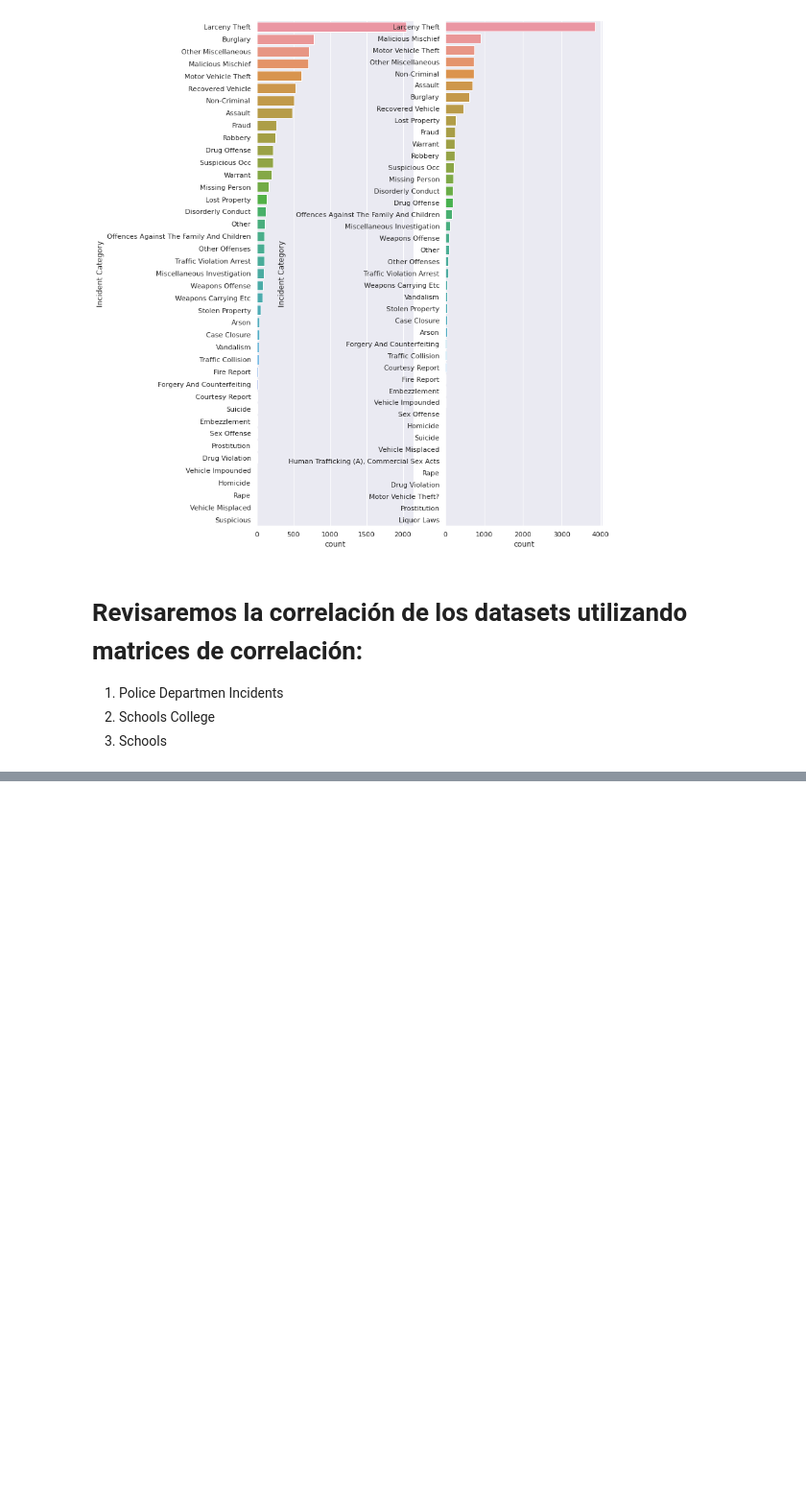
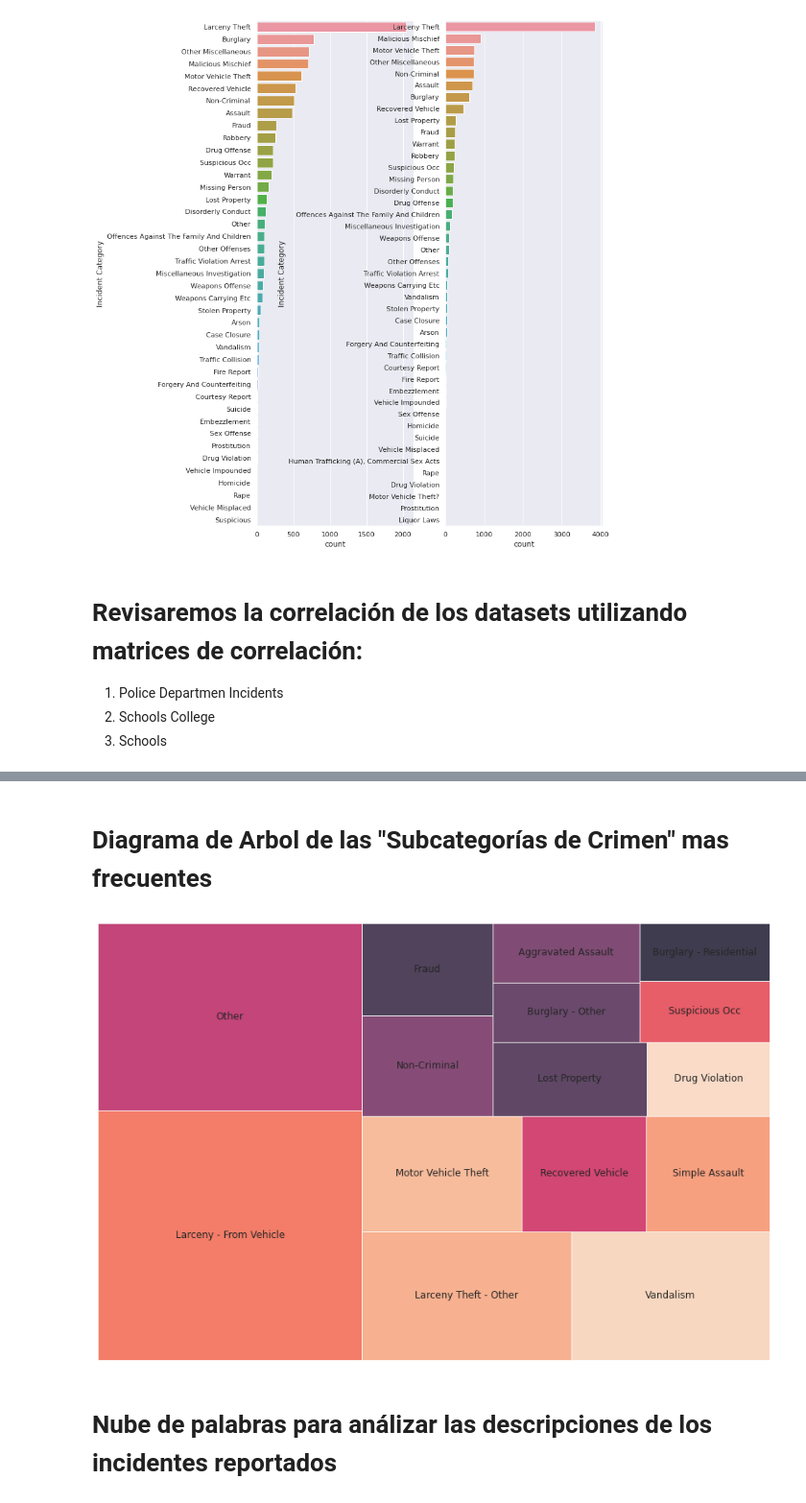
Before and after one commit to luperezsal/Batman, a Jupyter notebook: batman.ipynb, the cells around one changed output, grey strips where cells are left out. Shown at 96% size. Drawn from its saved outputs; the diff is of its cells as text; code cells hidden in the pictures; blank space fills up the shorter version.

```diff
--- a/batman.ipynb
+++ b/batman.ipynb
@@ -147,0 +165,13 @@ None
+# %% [markdown]
+# Diagrama de Arbol de las "Subcategorías de Crimen" mas frecuentes
+# %%
+incidents_category = incidents_df['Incident Subcategory'].value_counts()[:15].copy()
+
+plt.figure(figsize=(15,10))
+squarify.plot(sizes=incidents_category.values, label=incidents_category.index, alpha=.8)
+plt.axis('off')
+plt.show()
+# %% [output]
+[figure, added]
+# %% [markdown]
+# Nube de palabras para análizar las descripciones de los incidentes reportados
```
Also changed, not shown: parts of 9 cells of this notebook.
